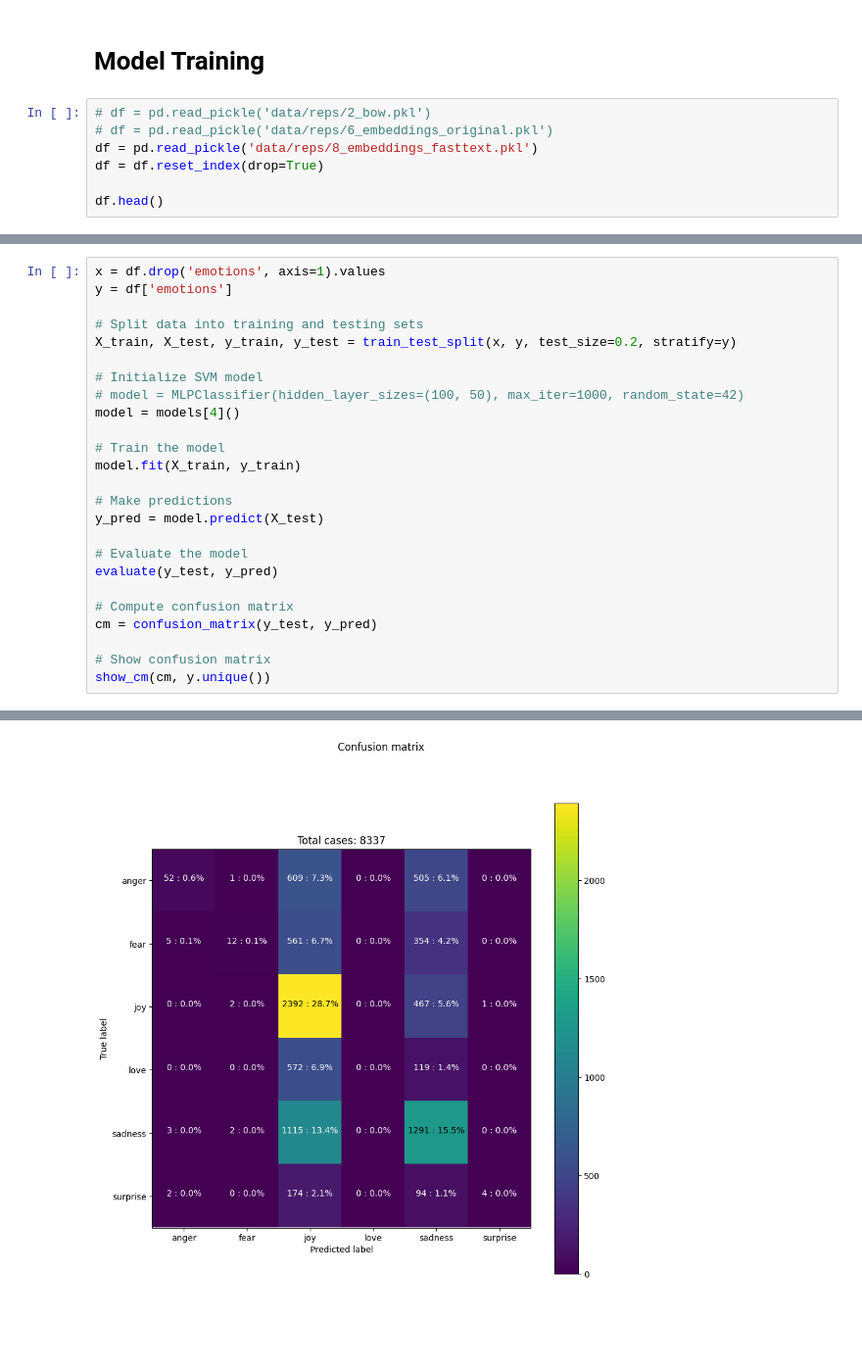
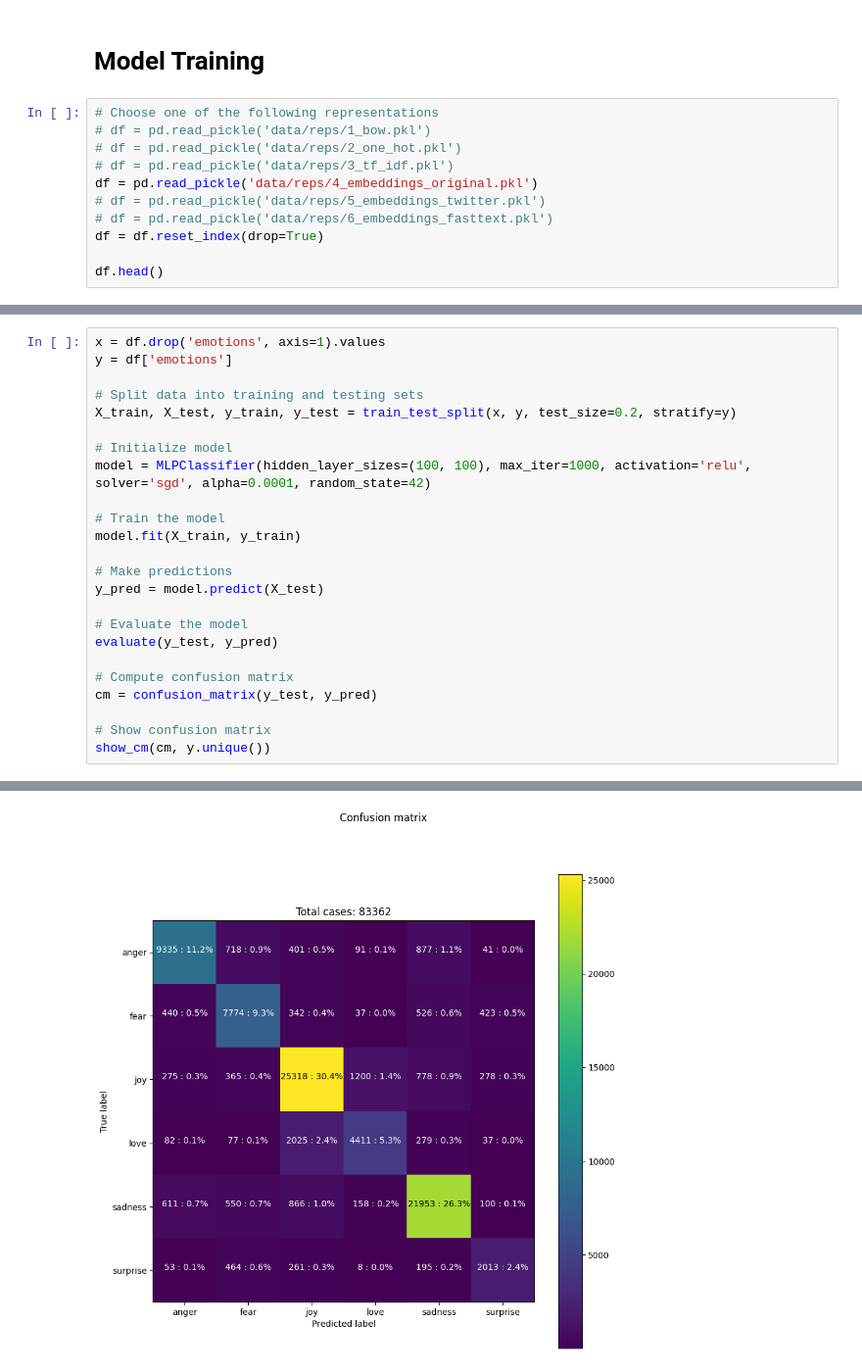
Before and after one commit to m21ark/pln, a Jupyter notebook: 4_models.ipynb, the cells around one changed output, grey strips where cells are left out. Shown at 98% size. Saved outputs shown, nothing was run; the diff lists cells and outputs as text; blank space fills up the shorter version.

```diff
--- a/4_models.ipynb
+++ b/4_models.ipynb
@@ -115,9 +85,13 @@ models = [
 # %% [markdown]
 # Model Training
 # %%
-# df = pd.read_pickle('data/reps/2_bow.pkl')
-# df = pd.read_pickle('data/reps/6_embeddings_original.pkl')
-df = pd.read_pickle('data/reps/8_embeddings_fasttext.pkl')
+# Choose one of the following representations
+# df = pd.read_pickle('data/reps/1_bow.pkl')
+# df = pd.read_pickle('data/reps/2_one_hot.pkl')
+# df = pd.read_pickle('data/reps/3_tf_idf.pkl')
+df = pd.read_pickle('data/reps/4_embeddings_original.pkl')
+# df = pd.read_pickle('data/reps/5_embeddings_twitter.pkl')
+# df = pd.read_pickle('data/reps/6_embeddings_fasttext.pkl')
 df = df.reset_index(drop=True)
 
 df.head()
@@ -159,9 +154,8 @@ y = df['emotions']
 # Split data into training and testing sets
 X_train, X_test, y_train, y_test = train_test_split(x, y, test_size=0.2, stratify=y)
 
-# Initialize SVM model
-# model = MLPClassifier(hidden_layer_sizes=(100, 50), max_iter=1000, random_state=42)
-model = models[4]()
+# Initialize model
+model = MLPClassifier(hidden_layer_sizes=(100, 100), max_iter=1000, activation='relu', solver='sgd', alpha=0.0001, random_state=42)
 
 # Train the model
 model.fit(X_train, y_train)
@@ -191,2 +185,2 @@ F1: 0.3563117651617581
-[figure, old version]
+[figure, new version]
 # %%
```
Also changed, not shown: parts of 12 cells of this notebook, 5 other files.
